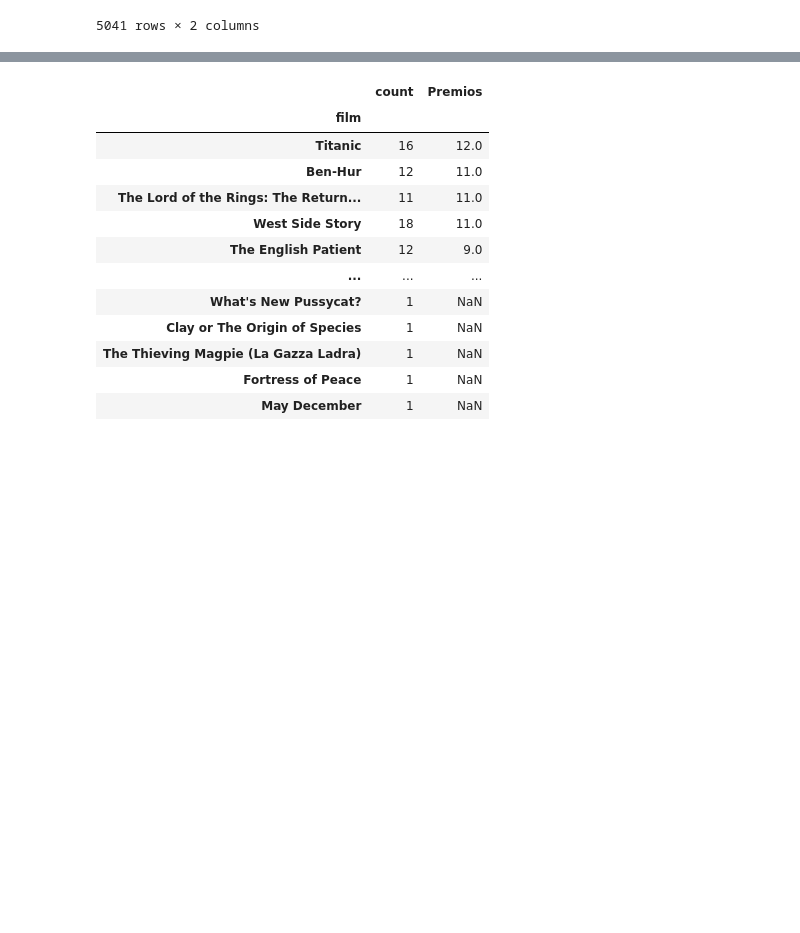
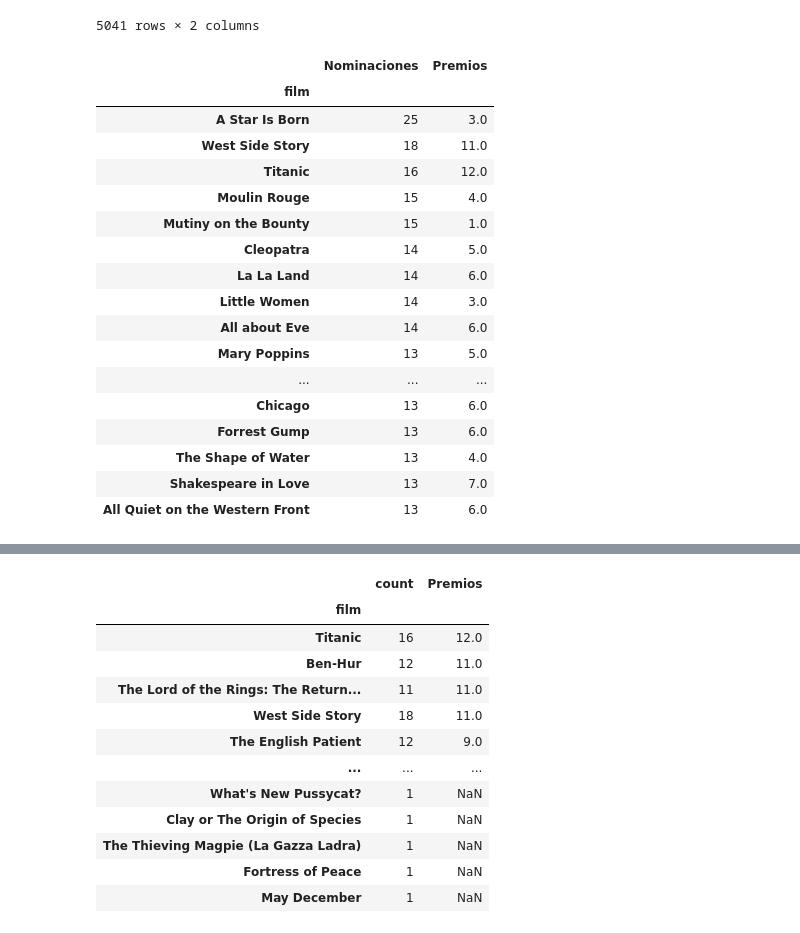
Before and after one commit to NicolePrata/DiplomadoTareas, a Jupyter notebook: Proyecto2_PremiosOscar_NicolePrata.ipynb, the cells around one changed output, grey strips where cells are left out. Saved outputs shown, nothing was run; the diff lists cells and outputs as text; code cells hidden in the pictures; blank space fills up the shorter version.

```diff
--- a/Proyecto2_PremiosOscar_NicolePrata.ipynb
+++ b/Proyecto2_PremiosOscar_NicolePrata.ipynb
@@ -201,4 +201,24 @@ nompeli
 # %%
  nompeli.columns = ['Nominaciones', 'Premios']
  nompeli=nompeli.head(20)
+ nompeli
+# %% [output]
+|  | Nominaciones | Premios |
+| film |  |  |
+| A Star Is Born | 25 | 3.0 |
+| West Side Story | 18 | 11.0 |
+| Titanic | 16 | 12.0 |
+| Moulin Rouge | 15 | 4.0 |
+| Mutiny on the Bounty | 15 | 1.0 |
+| Cleopatra | 14 | 5.0 |
+| La La Land | 14 | 6.0 |
+| Little Women | 14 | 3.0 |
+| All about Eve | 14 | 6.0 |
+| Mary Poppins | 13 | 5.0 |
+| ... | ... | ... |
+| Chicago | 13 | 6.0 |
+| Forrest Gump | 13 | 6.0 |
+| The Shape of Water | 13 | 4.0 |
+| Shakespeare in Love | 13 | 7.0 |
+| All Quiet on the Western Front | 13 | 6.0 |
 # %%
```
Also changed, not shown: parts of 17 cells of this notebook.
